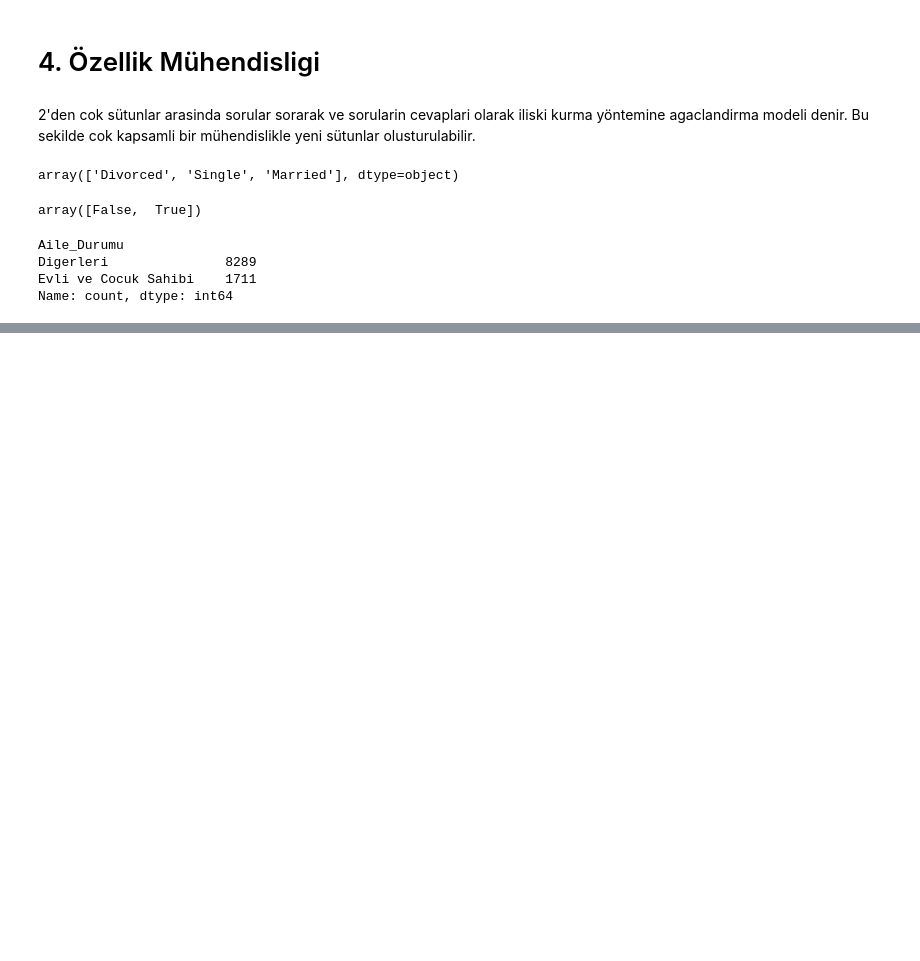
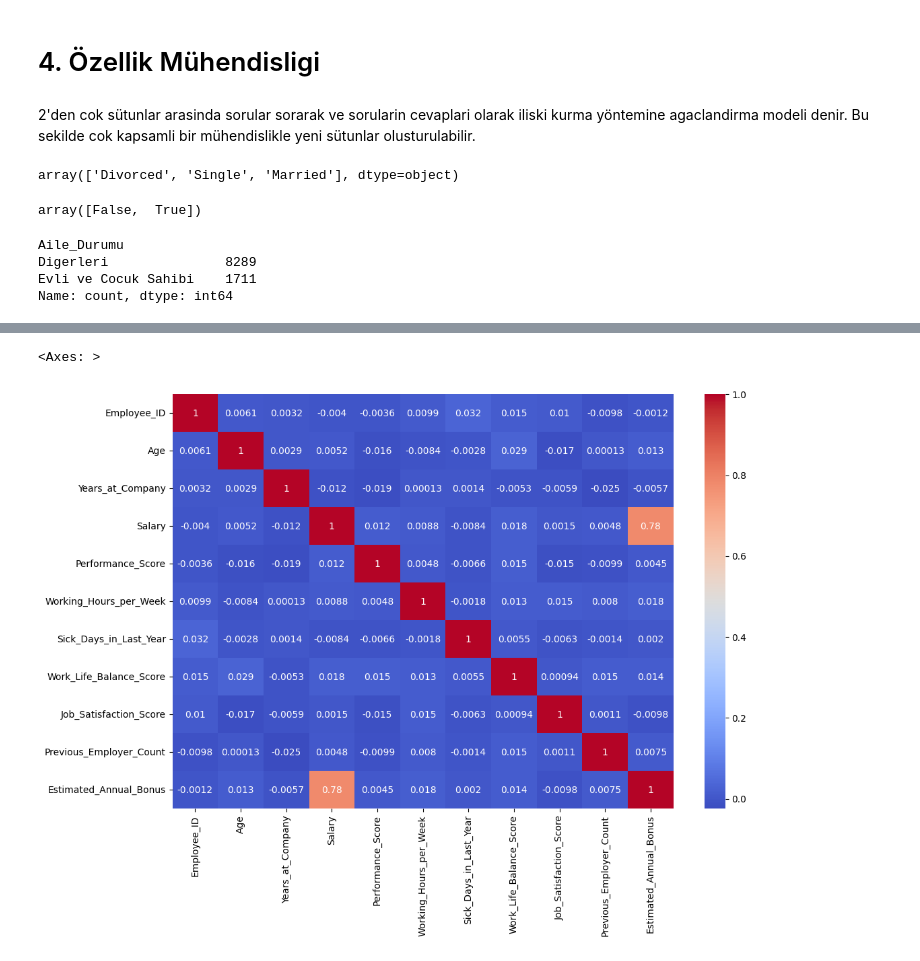
Before and after one commit to KisiselMertProjeleri/HR_Analysis_Project, a Jupyter notebook: hr_data_project.ipynb, the cells around one changed output, grey strips where cells are left out. Saved outputs shown, nothing was run; the diff lists cells and outputs as text; code cells hidden in the pictures; blank space fills up the shorter version.

```diff
--- a/hr_data_project.ipynb
+++ b/hr_data_project.ipynb
@@ -335,0 +396,4 @@ Name: count, dtype: int64
+# %%
+# Eger calisan uzaktan calisiyorsa uzaktan calisma/hastalik günleri oranina bakip calisma verimliligi bilgisini elde ediyoruz
+df['Uzaktan_Calisanlarin_Hasta_Gün_Oranlari'] = np.where(df['Remote_Work'], (df['Sick_Days_in_Last_Year'] / df['Working_Hours_per_Week'] + 1),0)
+df[['Name', 'Working_Hours_per_Week', 'Sick_Days_in_Last_Year', 'Remote_Work', 'Uzaktan_Calisanlarin_Hasta_Gün_Oranlari']].tail(20)
@@ -335,0 +452,7 @@ Name: count, dtype: int64
+# %%
+# Korelasyon Matrisi
+plt.figure(figsize = (12,8))
+sns.heatmap(df[numeric_sütunlar].corr(), annot = True, cmap = 'coolwarm')
+# %% [output]
+<Axes: >
+[figure, added]
```
Also changed, not shown: parts of 32 cells of this notebook.
